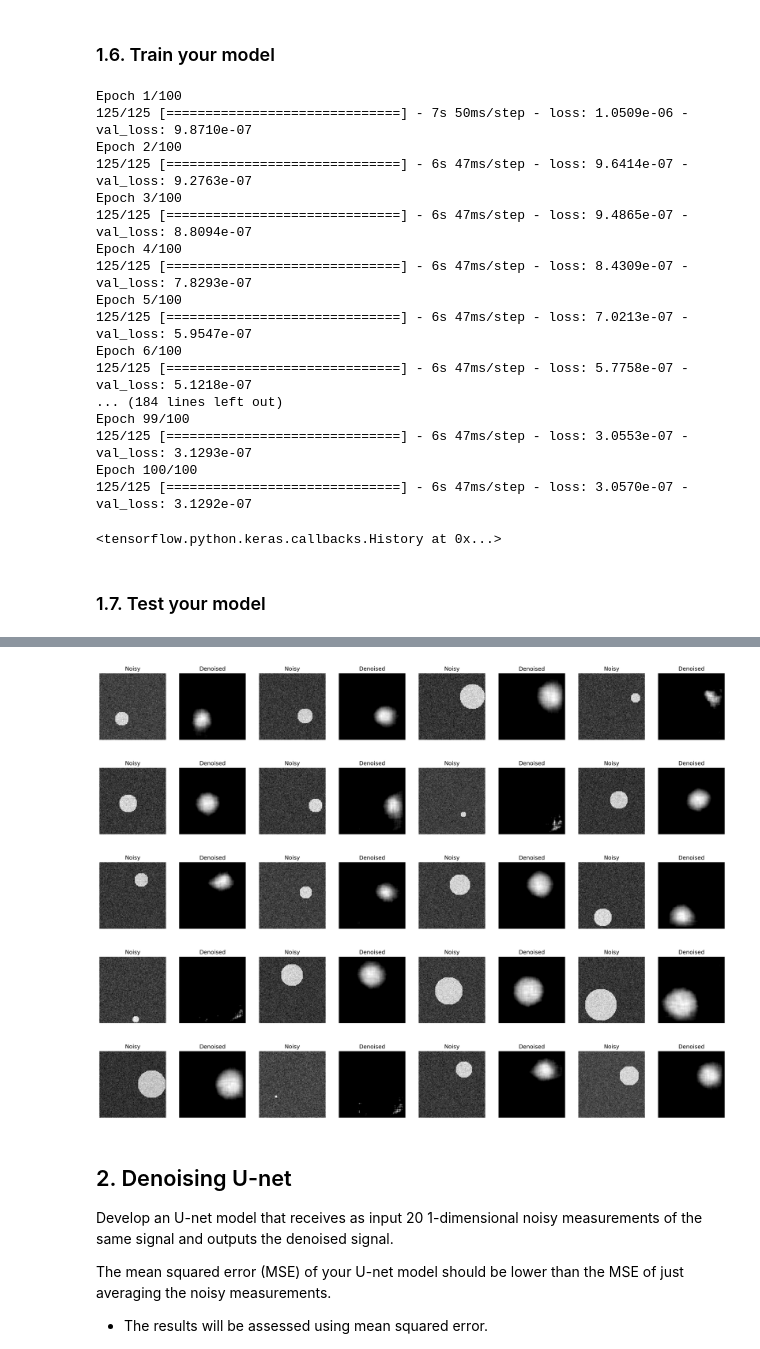
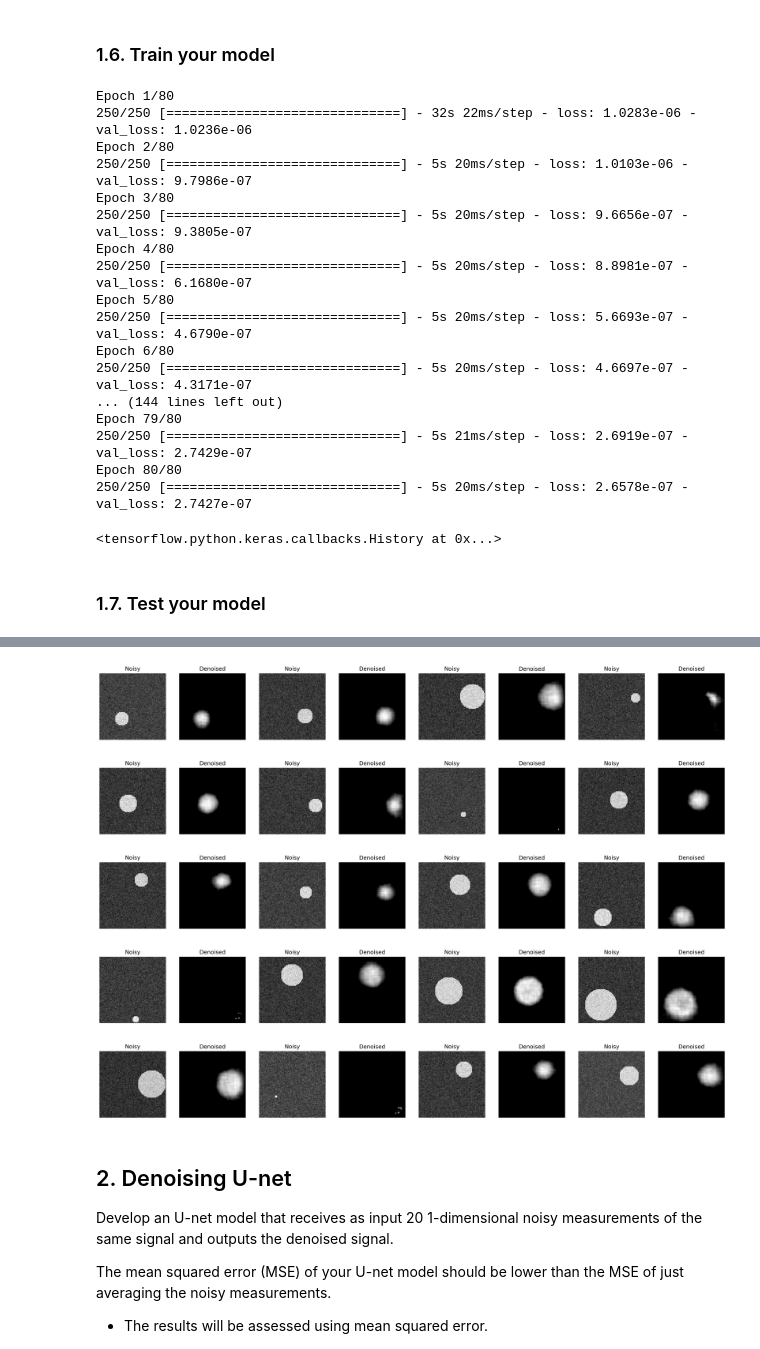
Before and after one commit to davisallan/enel645Team25Assignment3, a Jupyter notebook: assignment03.ipynb, the cells around one changed output, grey strips where cells are left out. Drawn from its saved outputs; the diff is of its cells as text; code cells hidden in the pictures.

```diff
--- a/assignment03.ipynb
+++ b/assignment03.ipynb
@@ -144,7 +131,7 @@ X_val_augmented = datagen.flow(X_val, seed = seed)
 ### 1.4. Define your  model, cost function, optimizer, learning rate
 # %%
 # Define your model here.
-def my_autoencoder(ishape = (96,96,1),ndim = 2500, lr = 1e-4):
+def my_autoencoder(ishape = (96,96,1),ndim = 2600, lr = 1e-4):
   input_img = tf.keras.layers.Input(shape = ishape)
   c1 = tf.keras.layers.Conv2D(32, (4,4), activation= 'relu', strides= (2,2))(input_img)
   c2 = tf.keras.layers.Conv2D(64, (4,4), activation= 'relu', strides= (2,2))(c1)
@@ -215,32 +202,32 @@ lr_schedule = tf.keras.callbacks.LearningRateScheduler(scheduler, verbose=0)
 ### 1.6. Train your model
 # %%
 # train your model - decide for how many epochs
-autoencoder.fit(X_train,X_train, batch_size = 16, epochs = 200, verbose=1,
+autoencoder.fit(X_train,X_train, batch_size = 8, epochs = 80, verbose=1,
                 callbacks= [early_stop, monitor, lr_schedule], validation_data=(X_val, X_val))
 # %% [output]
-Epoch 1/100
-125/125 [==============================] - 7s 50ms/step - loss: 1.0509e-06 - val_loss: 9.8710e-07
-Epoch 2/100
-125/125 [==============================] - 6s 47ms/step - loss: 9.6414e-07 - val_loss: 9.2763e-07
-Epoch 3/100
-125/125 [==============================] - 6s 47ms/step - loss: 9.4865e-07 - val_loss: 8.8094e-07
-Epoch 4/100
-125/125 [==============================] - 6s 47ms/step - loss: 8.4309e-07 - val_loss: 7.8293e-07
-Epoch 5/100
-125/125 [==============================] - 6s 47ms/step - loss: 7.0213e-07 - val_loss: 5.9547e-07
-Epoch 6/100
-125/125 [==============================] - 6s 47ms/step - loss: 5.7758e-07 - val_loss: 5.1218e-07
-... (184 lines left out)
-Epoch 99/100
-125/125 [==============================] - 6s 47ms/step - loss: 3.0553e-07 - val_loss: 3.1293e-07
-Epoch 100/100
-125/125 [==============================] - 6s 47ms/step - loss: 3.0570e-07 - val_loss: 3.1292e-07
+Epoch 1/80
+250/250 [==============================] - 32s 22ms/step - loss: 1.0283e-06 - val_loss: 1.0236e-06
+Epoch 2/80
+250/250 [==============================] - 5s 20ms/step - loss: 1.0103e-06 - val_loss: 9.7986e-07
+Epoch 3/80
+250/250 [==============================] - 5s 20ms/step - loss: 9.6656e-07 - val_loss: 9.3805e-07
+Epoch 4/80
+250/250 [==============================] - 5s 20ms/step - loss: 8.8981e-07 - val_loss: 6.1680e-07
+Epoch 5/80
+250/250 [==============================] - 5s 20ms/step - loss: 5.6693e-07 - val_loss: 4.6790e-07
+Epoch 6/80
+250/250 [==============================] - 5s 20ms/step - loss: 4.6697e-07 - val_loss: 4.3171e-07
+... (144 lines left out)
+Epoch 79/80
+250/250 [==============================] - 5s 21ms/step - loss: 2.6919e-07 - val_loss: 2.7429e-07
+Epoch 80/80
+250/250 [==============================] - 5s 20ms/step - loss: 2.6578e-07 - val_loss: 2.7427e-07
 <tensorflow.python.keras.callbacks.History at 0x...>
 # %% [markdown]
 ### 1.7. Test your model
 # %%
 autoencoder.load_weights(model_name_autoencoder)
-metrics = autoencoder.evaluate(X_test)[:,:,:,0]
+metrics = autoencoder.evaluate(X_test, X_test)
 Xpred = autoencoder.predict(X_test)[:,:,:,0]
 
 # Remember to "unscale your data".
@@ -263,4 +251,4 @@ plt.show()
-[figure, old version]
+[figure, new version]
 # %% [markdown]
 ## 2. Denoising U-net
 
```
Also changed, not shown: parts of 6 cells of this notebook.
